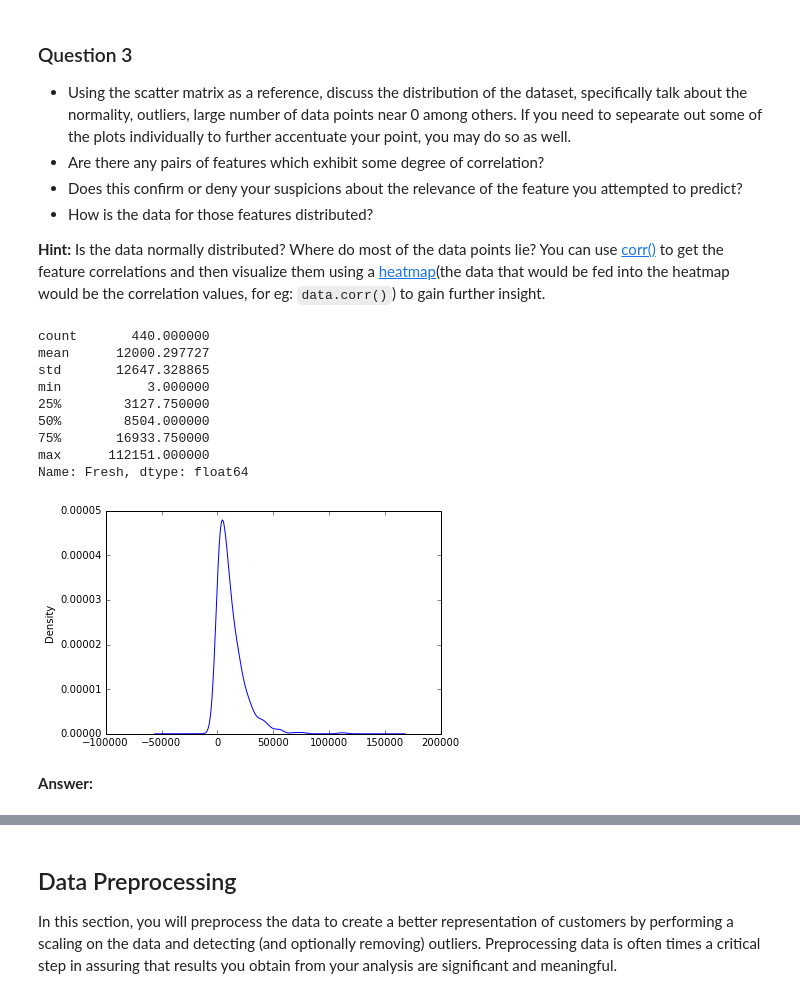
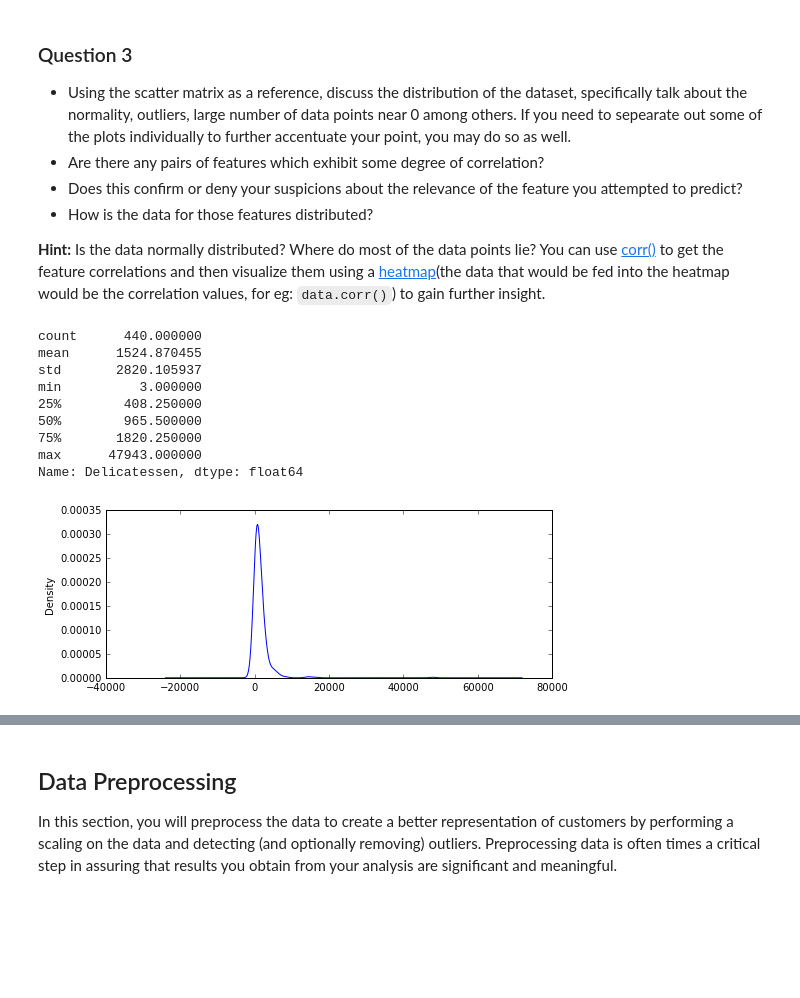
Before and after one commit to vhquang/machine-learning, a Jupyter notebook: projects/customer_segments/customer_segments.ipynb, the cells around one changed output, grey strips where cells are left out. Cells and saved outputs as stored; diff of their text form; code cells hidden in the pictures; blank space fills up the shorter version.

```diff
--- a/projects/customer_segments/customer_segments.ipynb
+++ b/projects/customer_segments/customer_segments.ipynb
@@ -207,19 +208,18 @@ pd.scatter_matrix(data, alpha = 0.3, figsize = (14,8), diagonal = 'kde');
 * How is the data for those features distributed?
 
 **Hint:** Is the data normally distributed? Where do most of the data points lie? You can use [corr()](https://pandas.pydata.org/pandas-docs/stable/generated/pandas.DataFrame.corr.html) to get the feature correlations and then visualize them using a [heatmap](http://seaborn.pydata.org/generated/seaborn.heatmap.html)(the data that would be fed into the heatmap would be the correlation values, for eg: `data.corr()`) to gain further insight.
-# %%
-data['Fresh'].plot(kind='kde')
-data['Fresh'].describe()
-# %% [output]
-count       440.000000
-mean      12000.297727
-std       12647.328865
-min           3.000000
-25%        3127.750000
-50%        8504.000000
-75%       16933.750000
-max      112151.000000
-Name: Fresh, dtype: float64
-[figure, removed]
-# %% [markdown]
-**Answer:**
+# %%
+m = data['Delicatessen']
+m.plot(kind='kde', figsize=(8,3))
+m.describe()
+# %% [output]
+count      440.000000
+mean      1524.870455
+std       2820.105937
+min          3.000000
+25%        408.250000
+50%        965.500000
+75%       1820.250000
+max      47943.000000
+Name: Delicatessen, dtype: float64
+[figure, added]
```
Also changed, not shown: parts of 12 cells of this notebook.
